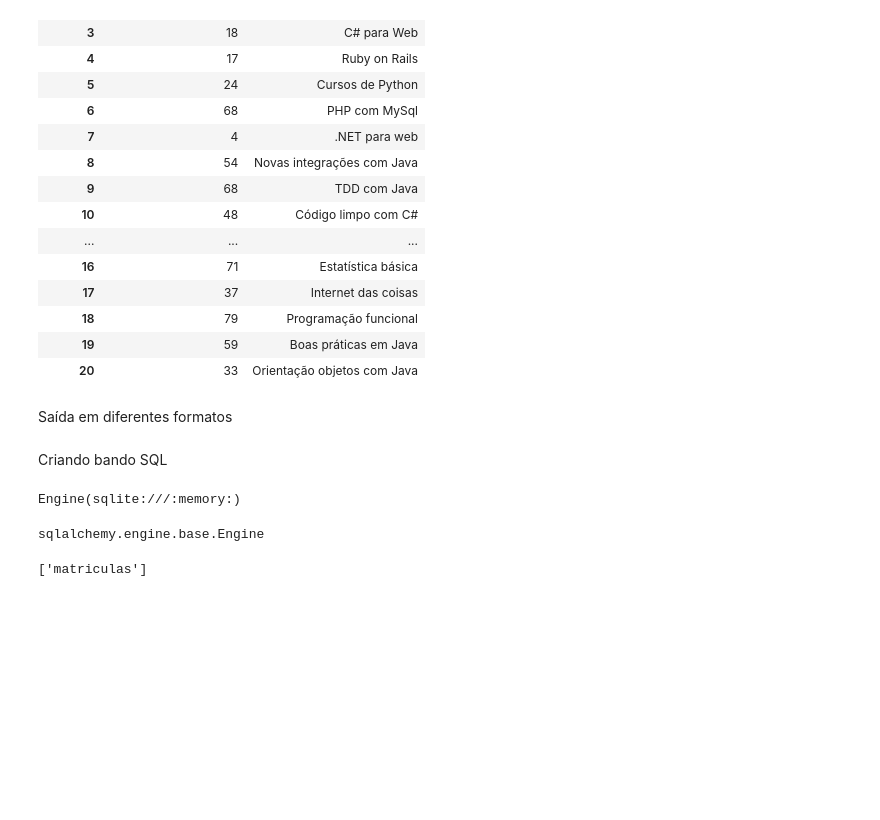
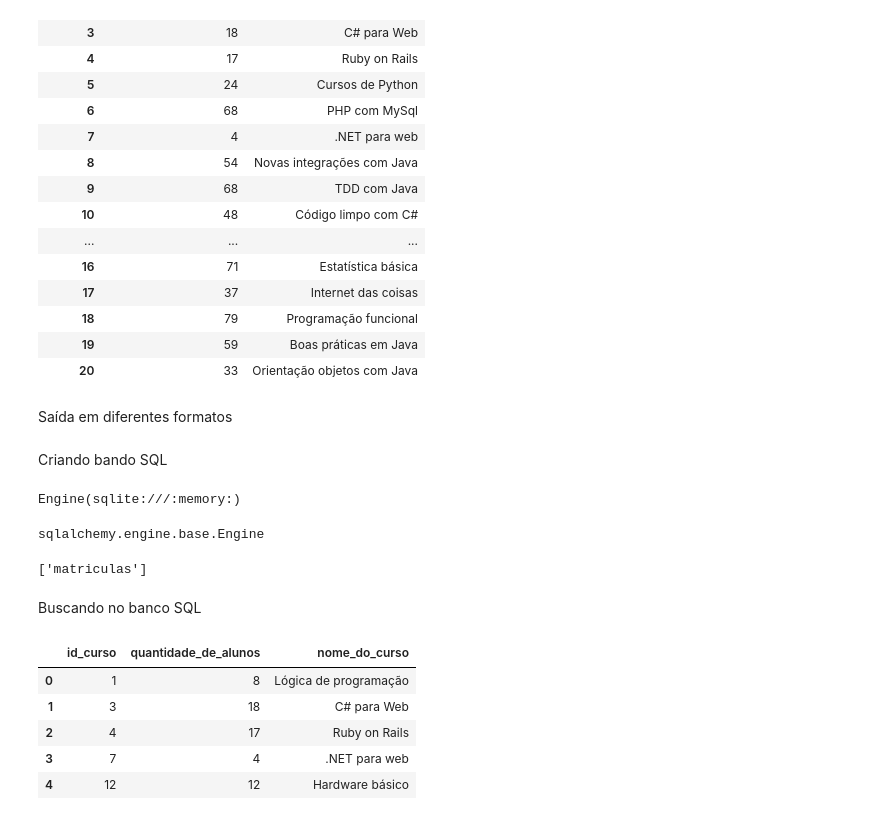
Before and after one commit to 6abi/data-analysis-school, a Jupyter notebook: school-ranking.ipynb, the cells around one changed output. Cells and saved outputs as stored; diff of their text form; code cells hidden in the pictures; blank space fills up the shorter version.

Commit message:
Consulta e escrita no banco de dados SQL com pandas

```diff
--- a/school-ranking.ipynb
+++ b/school-ranking.ipynb
@@ -309,3 +309,15 @@ matriculas_cursos.to_sql('matriculas', engine)
 print(engine.table_names())
 # %% [output]
 ['matriculas']
+# %% [markdown]
+Buscando no banco SQL
+# %%
+query = 'select * from matriculas where quantidade_de_alunos < 20'
+pd.read_sql(query, engine)
+# %% [output]
+|  | id_curso | quantidade_de_alunos | nome_do_curso |
+| 0 | 1 | 8 | Lógica de programação |
+| 1 | 3 | 18 | C# para Web |
+| 2 | 4 | 17 | Ruby on Rails |
+| 3 | 7 | 4 | .NET para web |
+| 4 | 12 | 12 | Hardware básico |
```
Also changed, not shown: parts of 4 cells of this notebook.
